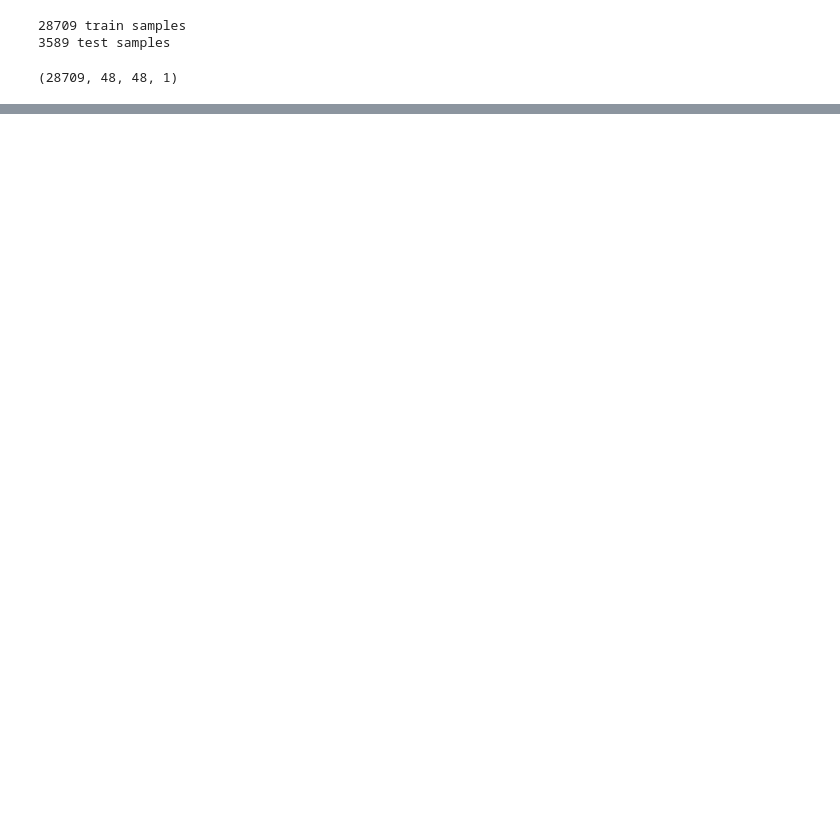
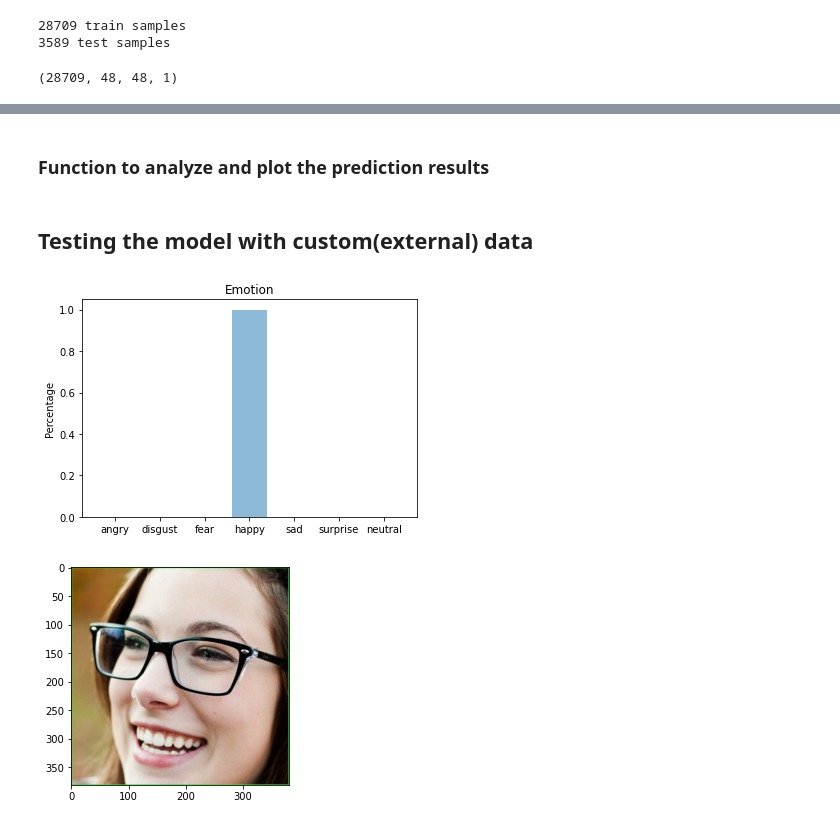
Before and after one commit to BharatKammakatla/Facial-Expression-Detection, a Jupyter notebook: Expression_Detection.ipynb, the cells around one changed output, grey strips where cells are left out. Drawn from its saved outputs; the diff is of its cells as text; code cells hidden in the pictures; blank space fills up the shorter version.

Commit message:
Testing model on custom imgaes

```diff
--- a/Expression_Detection.ipynb
+++ b/Expression_Detection.ipynb
@@ -243,0 +356,2 @@ X_train.shape
+# %%
+loaded_model = keras.models.load_model('drive/My Drive/Expression Detection/model25.hdf5')
@@ -243,0 +376,35 @@ X_train.shape
+# %% [markdown]
+### Function to analyze and plot the prediction results
+# %%
+def analyze_emotion(emotions):
+  label_values = ['angry', 'disgust', 'fear', 'happy', 'sad', 'surprise', 'neutral']
+  y_seq = np.arange(len(label_values))
+
+  plt.bar(y_seq, emotions, align='center', alpha=0.5)
+  plt.xticks(y_seq, labels=label_values)
+  plt.ylabel('Percentage')
+  plt.title('Emotion')
+  plt.show()
+# %% [markdown]
+## Testing the model with custom(external) data
+# %%
+file = "drive/My Drive/Expression Detection/data/capture.jpg"
+actual_image = image.load_img(file)
+img = image.load_img(file, color_mode='grayscale', target_size=(48,48))
+
+X_custom = image.img_to_array(img)
+X_custom = np.expand_dims(X_custom, axis=0)
+
+#normalize the cusotm input
+X_custom /= 255
+
+y_custom = loaded_model.predict(X_custom)
+analyze_emotion(y_custom[0])
+
+
+plt.gray()
+plt.imshow(actual_image)
+plt.show()
+# %% [output]
+[figure, added]
+[figure, added]
```
Also changed, not shown: parts of 25 cells of this notebook.
